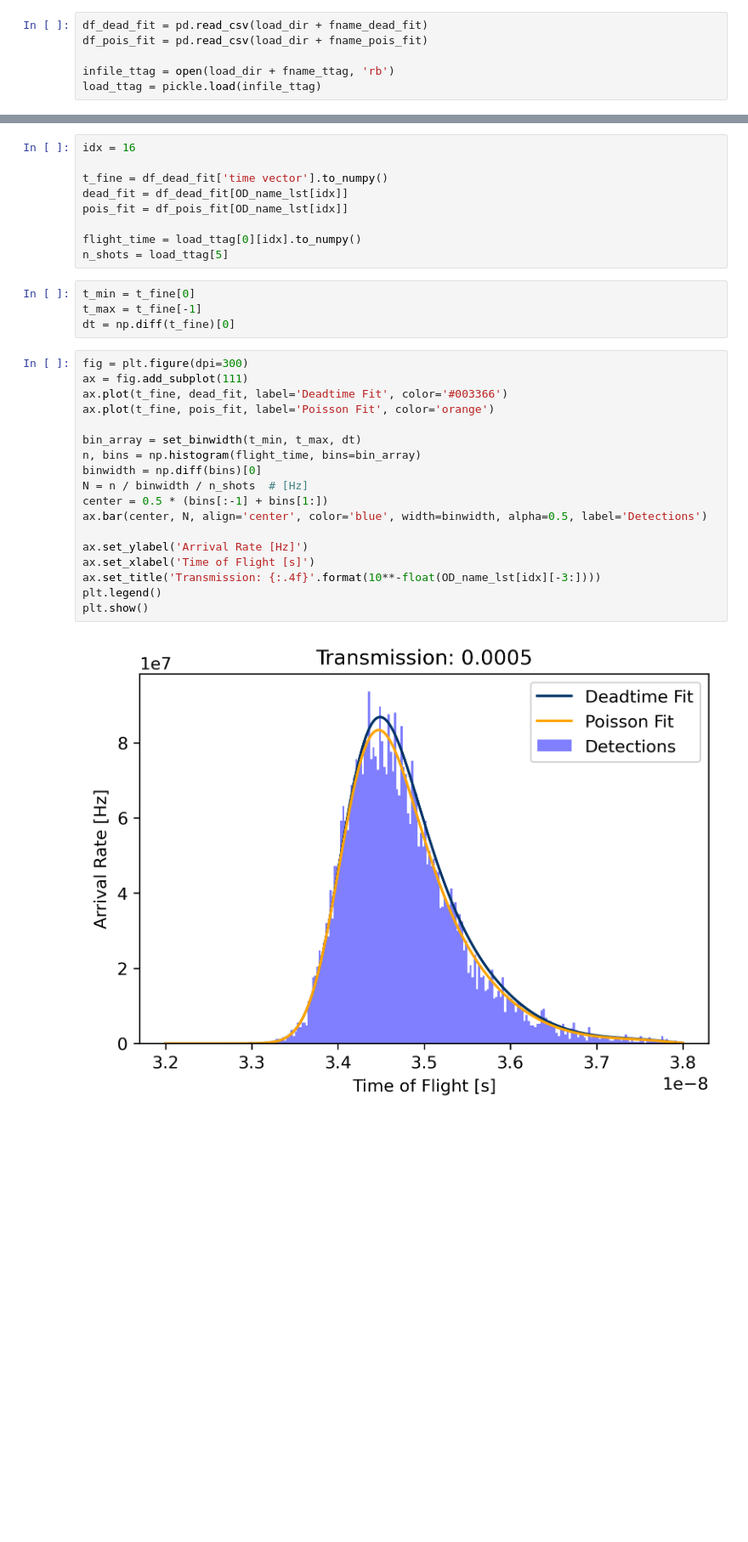
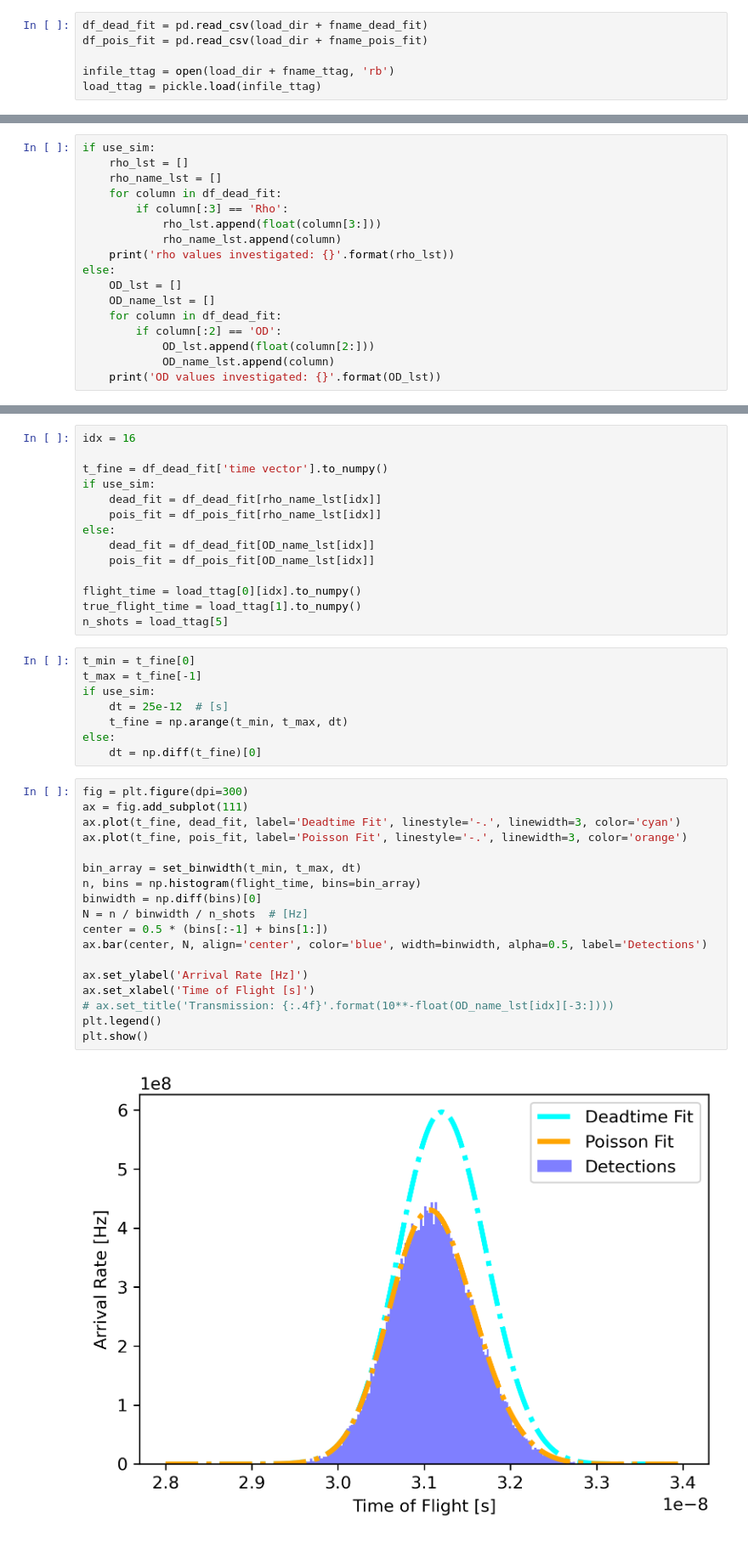
Before and after one commit to gkirchhoff32/ARSENL_backscatter_experiments, a Jupyter notebook: scripts/plot_processed_data.ipynb, the cells around one changed output, grey strips where cells are left out. Shown at 85% size. Drawn from its saved outputs; the diff is of its cells as text; blank space fills up the shorter version.

```diff
--- a/scripts/plot_processed_data.ipynb
+++ b/scripts/plot_processed_data.ipynb
@@ -43,0 +36,17 @@ OD values investigated: [1.7, 1.8, 1.9, 2.0, 2.1, 2.2, 2.3, 2.4, 2.5, 2.6, 2.7,
+# %%
+if use_sim:
+    rho_lst = []
+    rho_name_lst = []
+    for column in df_dead_fit:
+        if column[:3] == 'Rho':
+            rho_lst.append(float(column[3:]))
+            rho_name_lst.append(column)
+    print('rho values investigated: {}'.format(rho_lst))
+else:
+    OD_lst = []
+    OD_name_lst = []
+    for column in df_dead_fit:
+        if column[:2] == 'OD':
+            OD_lst.append(float(column[2:]))
+            OD_name_lst.append(column)
+    print('OD values investigated: {}'.format(OD_lst))
@@ -45,32 +59,41 @@ OD values investigated: [1.7, 1.8, 1.9, 2.0, 2.1, 2.2, 2.3, 2.4, 2.5, 2.6, 2.7,
 idx = 16
 
 t_fine = df_dead_fit['time vector'].to_numpy()
-dead_fit = df_dead_fit[OD_name_lst[idx]]
-pois_fit = df_pois_fit[OD_name_lst[idx]]
+if use_sim:
+    dead_fit = df_dead_fit[rho_name_lst[idx]]
+    pois_fit = df_pois_fit[rho_name_lst[idx]]
+else:
+    dead_fit = df_dead_fit[OD_name_lst[idx]]
+    pois_fit = df_pois_fit[OD_name_lst[idx]]
 
 flight_time = load_ttag[0][idx].to_numpy()
+true_flight_time = load_ttag[1].to_numpy()
 n_shots = load_ttag[5]
 # %%
 t_min = t_fine[0]
 t_max = t_fine[-1]
-dt = np.diff(t_fine)[0]
+if use_sim:
+    dt = 25e-12  # [s]
+    t_fine = np.arange(t_min, t_max, dt)
+else:
+    dt = np.diff(t_fine)[0]
 # %%
 fig = plt.figure(dpi=300)
 ax = fig.add_subplot(111)
-ax.plot(t_fine, dead_fit, label='Deadtime Fit', color='#003366')
-ax.plot(t_fine, pois_fit, label='Poisson Fit', color='orange')
+ax.plot(t_fine, dead_fit, label='Deadtime Fit', linestyle='-.', linewidth=3, color='cyan')
+ax.plot(t_fine, pois_fit, label='Poisson Fit', linestyle='-.', linewidth=3, color='orange')
 
 bin_array = set_binwidth(t_min, t_max, dt)
 n, bins = np.histogram(flight_time, bins=bin_array)
 binwidth = np.diff(bins)[0]
 N = n / binwidth / n_shots  # [Hz]
 center = 0.5 * (bins[:-1] + bins[1:])
 ax.bar(center, N, align='center', color='blue', width=binwidth, alpha=0.5, label='Detections')
 
 ax.set_ylabel('Arrival Rate [Hz]')
 ax.set_xlabel('Time of Flight [s]')
-ax.set_title('Transmission: {:.4f}'.format(10**-float(OD_name_lst[idx][-3:])))
+# ax.set_title('Transmission: {:.4f}'.format(10**-float(OD_name_lst[idx][-3:])))
 plt.legend()
 plt.show()
 # %% [output]
-[figure, old version]
+[figure, new version]
```
Also changed, not shown: parts of 4 cells of this notebook, 1 other file.
